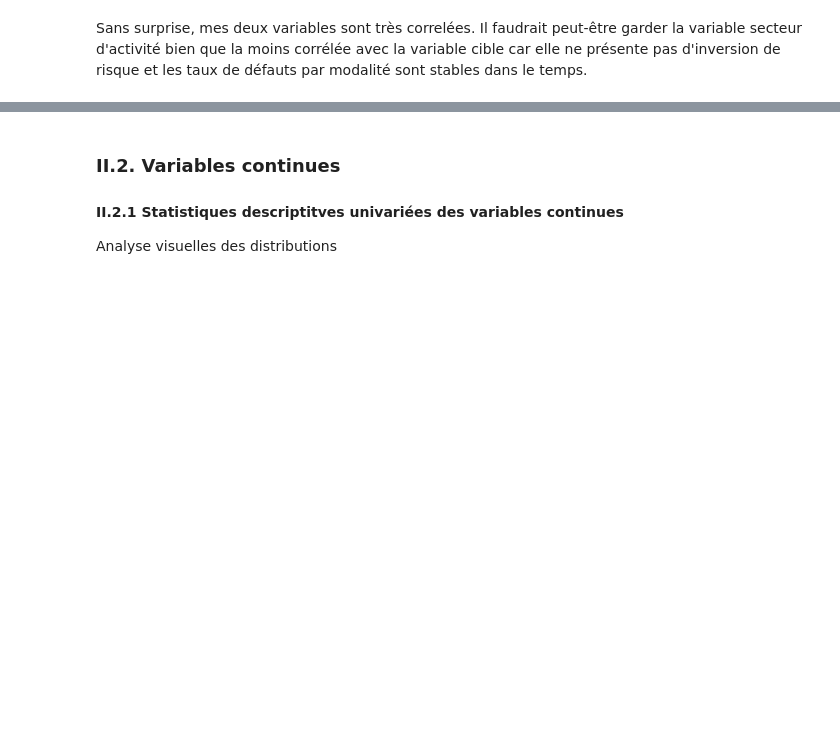
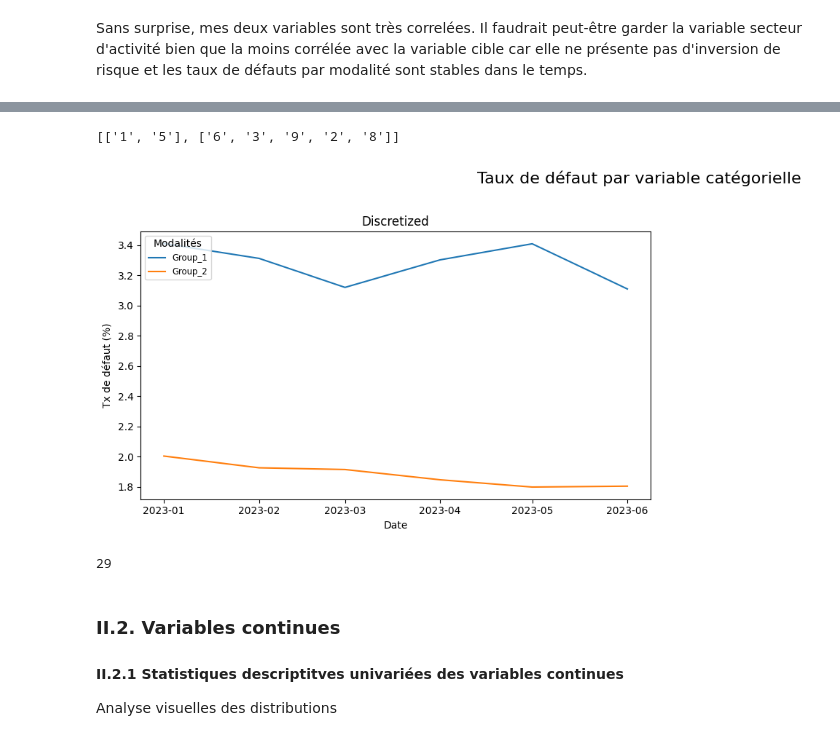
Before and after one commit to cheryl-kdio/Scoring-pj, a Jupyter notebook: desc.ipynb, the cells around one changed output, grey strips where cells are left out. Cells and saved outputs as stored; diff of their text form; code cells hidden in the pictures; blank space fills up the shorter version.

```diff
--- a/desc.ipynb
+++ b/desc.ipynb
@@ -714,3 +696,15 @@ Aucune variable n'a de modalités avec moins de 5% d'effectifs.
+# %%
+res
+# %% [output]
+[['1', '5'], ['6', '3', '9', '2', '8']]
+# %%
+functions.tx_rsq_par_var(X_train,["Discretized"],date,cible)
+# %% [output]
+[figure, added]
+# %%
+len(X_train["CODETAJUR_II"].unique())
+# %% [output]
+29
 # %% [markdown]
 ### II.2. Variables continues
 
```
Also changed, not shown: parts of 25 cells of this notebook, 1 other file.
